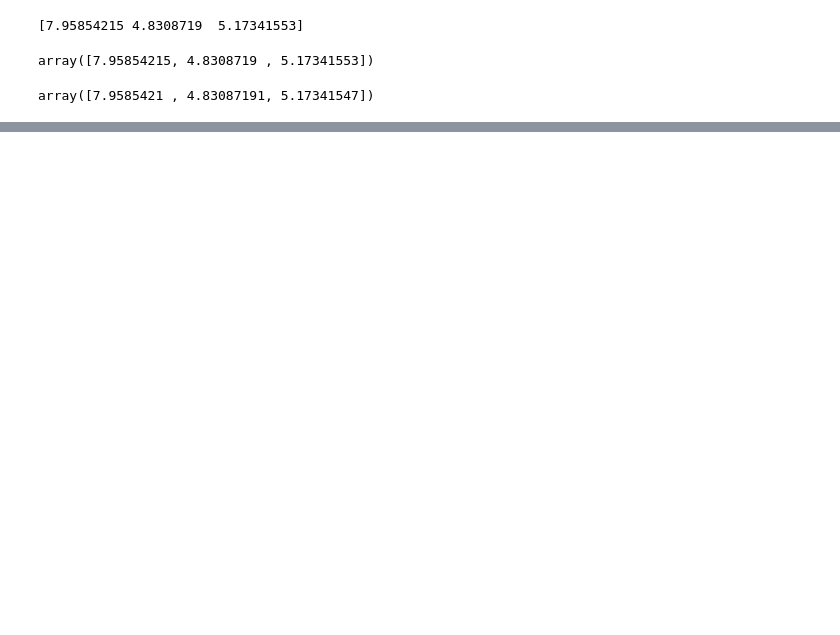
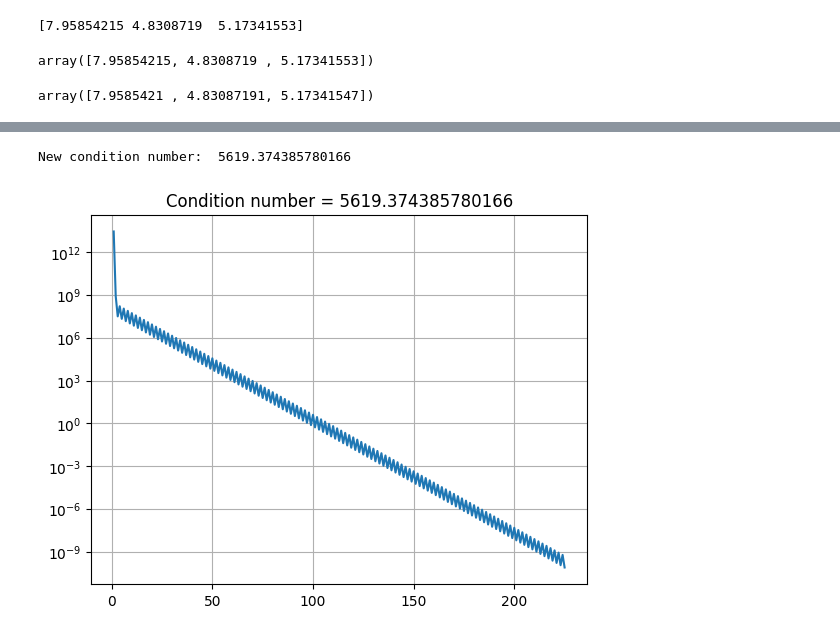
Before and after one commit to versadinary/q, a Jupyter notebook: RGR/program.ipynb, the cells around one changed output, grey strips where cells are left out. Cells and saved outputs as stored; diff of their text form; code cells hidden in the pictures; blank space fills up the shorter version.

```diff
--- a/RGR/program.ipynb
+++ b/RGR/program.ipynb
@@ -54,0 +87,12 @@ array([7.9585421 , 4.83087191, 5.17341547])
+# %%
+A[0][0] += 100000
+A[-1][-1] = 1
+print("New condition number: ", np.linalg.cond(A))
+if (np.linalg.cond(A) > 1000):
+    plt.plot([i + 1 for i in range(solution[1][-1])], solution[1][:-1])
+    plt.title(f'Condition number = {np.linalg.cond(A)}')
+    plt.grid()
+    plt.yscale('log')
+# %% [output]
+New condition number:  5619.374385780166
+[figure, added]
```
Also changed, not shown: parts of 3 cells of this notebook.
